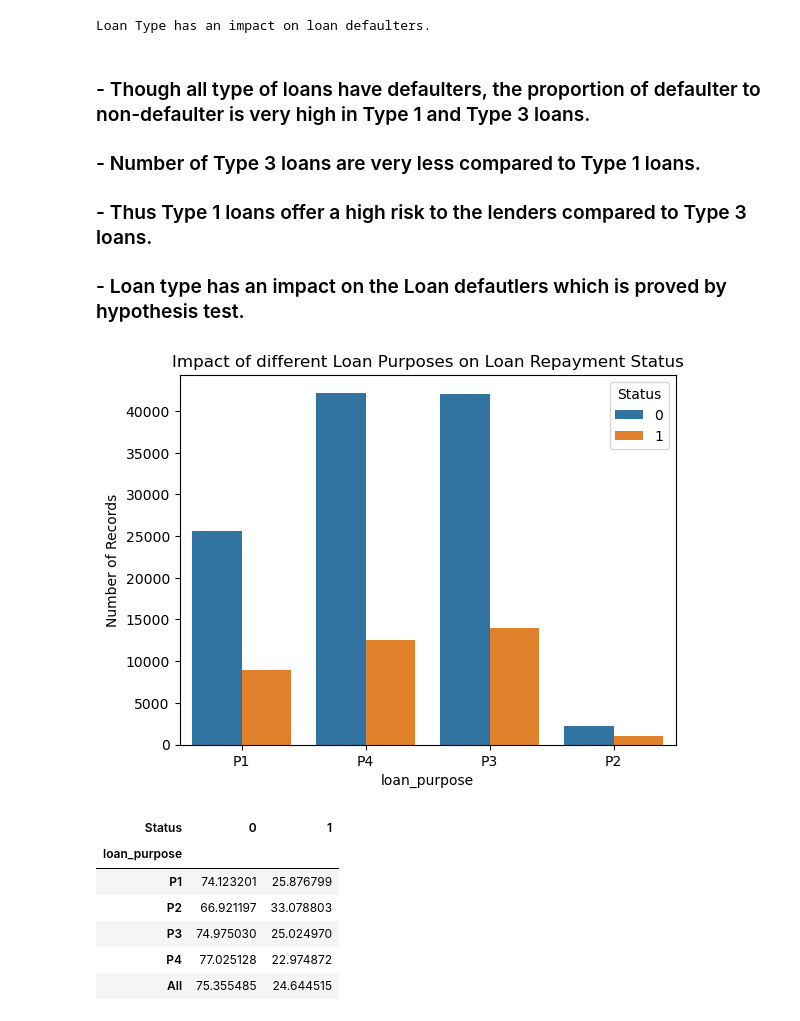
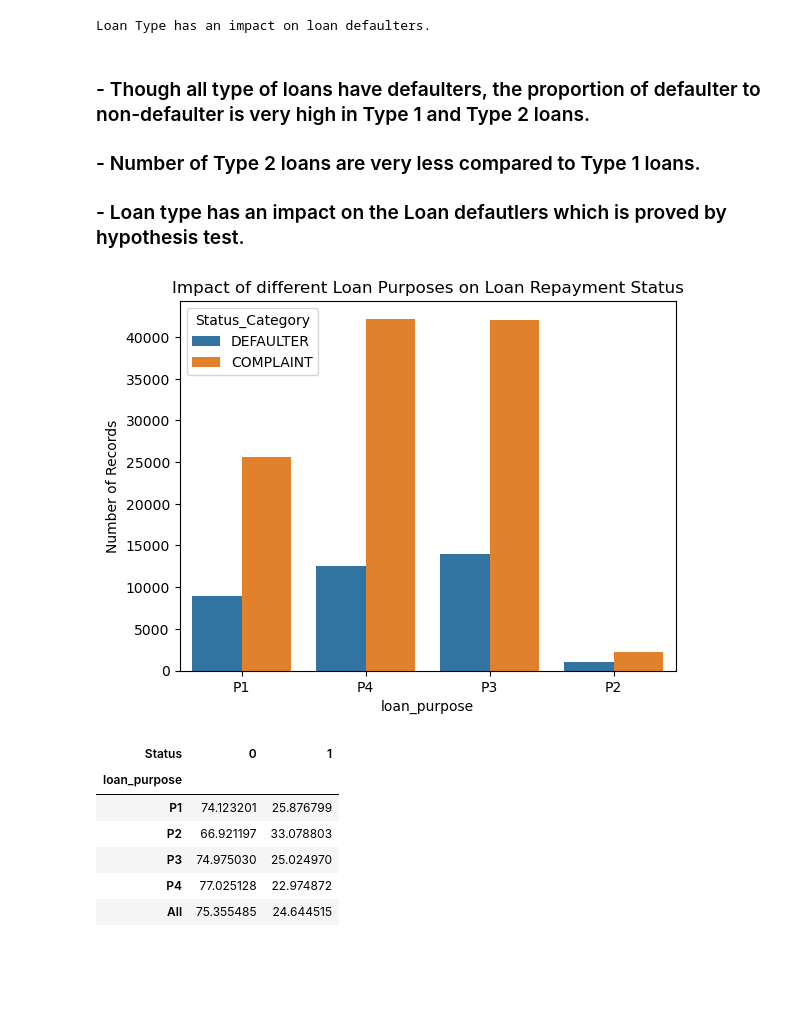
Before and after one commit to shyammanikandan/Loan_Default_Analysis, a Jupyter notebook: Notebooks/EDA and Hypothesis Testing.ipynb, the cells around one changed output. Cells and saved outputs as stored; diff of their text form; code cells hidden in the pictures; blank space fills up the shorter version.

```diff
--- a/Notebooks/EDA and Hypothesis Testing.ipynb
+++ b/Notebooks/EDA and Hypothesis Testing.ipynb
@@ -87,14 +95,13 @@ hypothesis_test(gen,'Loan Type')
 # %% [output]
 Loan Type has an impact on loan defaulters.
 # %% [markdown]
-### - Though all type of loans have defaulters, the proportion of defaulter to non-defaulter is very high in Type 1   and Type 3 loans.
-### - Number of Type 3 loans are very less compared to Type 1 loans.
-### - Thus Type 1 loans offer a high risk to the lenders compared to Type 3 loans.
+### - Though all type of loans have defaulters, the proportion of defaulter to non-defaulter is very high in Type 1   and Type 2 loans.
+### - Number of Type 2 loans are very less compared to Type 1 loans.
 ### - Loan type has an impact on the Loan defautlers which is proved by hypothesis test.
 # %%
-plot(df,'loan_purpose','Status','Impact of different Loan Purposes on Loan Repayment Status')
+plot(df,'loan_purpose','Status_Category','Impact of different Loan Purposes on Loan Repayment Status')
 # %% [output]
-[figure, old version]
+[figure, new version]
 # %%
 normalize(df,'Status','loan_purpose')
 # %% [output]
```
Also changed, not shown: parts of 54 cells of this notebook, 1 other file.
